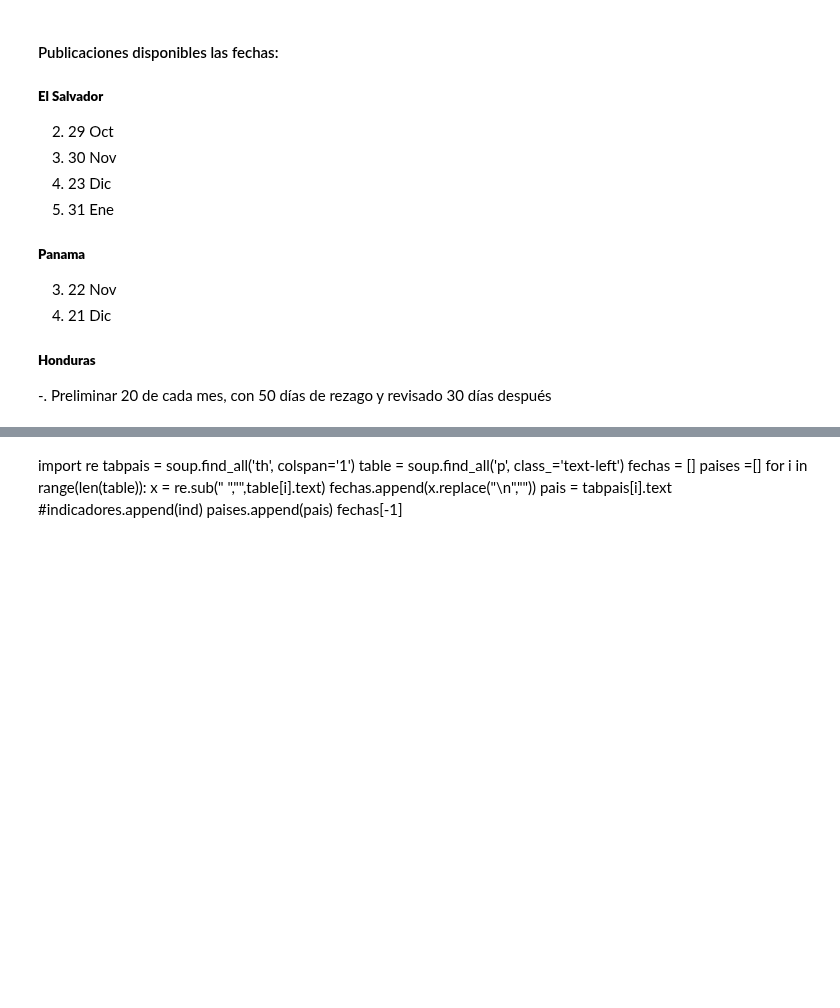
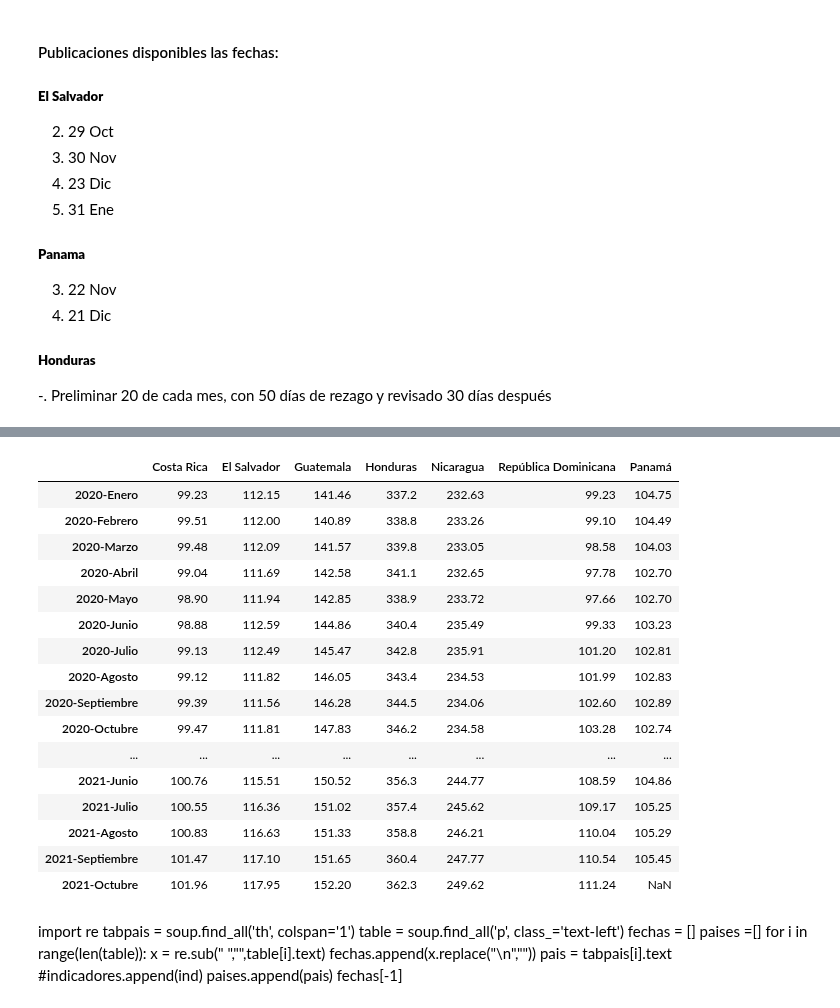
Before and after one commit to samyff12/LATAM, a Jupyter notebook: INFL_LATAM.ipynb, the cells around one changed output, grey strips where cells are left out. Cells and saved outputs as stored; diff of their text form; code cells hidden in the pictures; blank space fills up the shorter version.

```diff
--- a/INFL_LATAM.ipynb
+++ b/INFL_LATAM.ipynb
@@ -150,3 +150,36 @@ imaeLA
+# %%
+html_suby = requests.get('http://www.secmca.org/chart/?parent=Precios&scid=1&cid=0&scsid=undefined&son=%C3%8Dndice%20subyacente%20de%20inflaci%C3%B3n&url=3/14/3-13-50-17-4-52/39/265/19-258/79/' +
+  '20201-20202-20203-20204-20205-20206-20207-20208-20209-202010-202011-202012-20211-20212-20213-20214-20215-20216-20217-20218-20219-202110-202111-202112-20221-20222-20223-20224-20225-20226-20227-20228-20229-202210-202211-202212' +
+  '-&all_vars=1|ISI').text
+soup2 = BeautifulSoup(html_suby,'html.parser')
+
+#INDICE subyacente
+table = soup1.find_all('p', class_='text-right')
+matriz = np.array([])
+for i in table:
+  matriz = np.array(np.append(matriz,i))
+matriz = np.where(matriz=="--", np.nan, matriz).astype(np.float)
+matriz = matriz.reshape(-1,7) # 7 paises
+ipc_subyacente_LA = pd.DataFrame(matriz,index=fechas,columns=paises)
+ipc_subyacente_LA
+# %% [output]
+|  | Costa Rica | El Salvador | Guatemala | Honduras | Nicaragua | República Dominicana | Panamá |
+| 2020-Enero | 99.23 | 112.15 | 141.46 | 337.2 | 232.63 | 99.23 | 104.75 |
+| 2020-Febrero | 99.51 | 112.00 | 140.89 | 338.8 | 233.26 | 99.10 | 104.49 |
+| 2020-Marzo | 99.48 | 112.09 | 141.57 | 339.8 | 233.05 | 98.58 | 104.03 |
+| 2020-Abril | 99.04 | 111.69 | 142.58 | 341.1 | 232.65 | 97.78 | 102.70 |
+| 2020-Mayo | 98.90 | 111.94 | 142.85 | 338.9 | 233.72 | 97.66 | 102.70 |
+| 2020-Junio | 98.88 | 112.59 | 144.86 | 340.4 | 235.49 | 99.33 | 103.23 |
+| 2020-Julio | 99.13 | 112.49 | 145.47 | 342.8 | 235.91 | 101.20 | 102.81 |
+| 2020-Agosto | 99.12 | 111.82 | 146.05 | 343.4 | 234.53 | 101.99 | 102.83 |
+| 2020-Septiembre | 99.39 | 111.56 | 146.28 | 344.5 | 234.06 | 102.60 | 102.89 |
+| 2020-Octubre | 99.47 | 111.81 | 147.83 | 346.2 | 234.58 | 103.28 | 102.74 |
+| ... | ... | ... | ... | ... | ... | ... | ... |
+| 2021-Junio | 100.76 | 115.51 | 150.52 | 356.3 | 244.77 | 108.59 | 104.86 |
+| 2021-Julio | 100.55 | 116.36 | 151.02 | 357.4 | 245.62 | 109.17 | 105.25 |
+| 2021-Agosto | 100.83 | 116.63 | 151.33 | 358.8 | 246.21 | 110.04 | 105.29 |
+| 2021-Septiembre | 101.47 | 117.10 | 151.65 | 360.4 | 247.77 | 110.54 | 105.45 |
+| 2021-Octubre | 101.96 | 117.95 | 152.20 | 362.3 | 249.62 | 111.24 | NaN |
 # %% [markdown]
 import re
 tabpais = soup.find_all('th', colspan='1')
```
Also changed, not shown: parts of 3 cells of this notebook.
